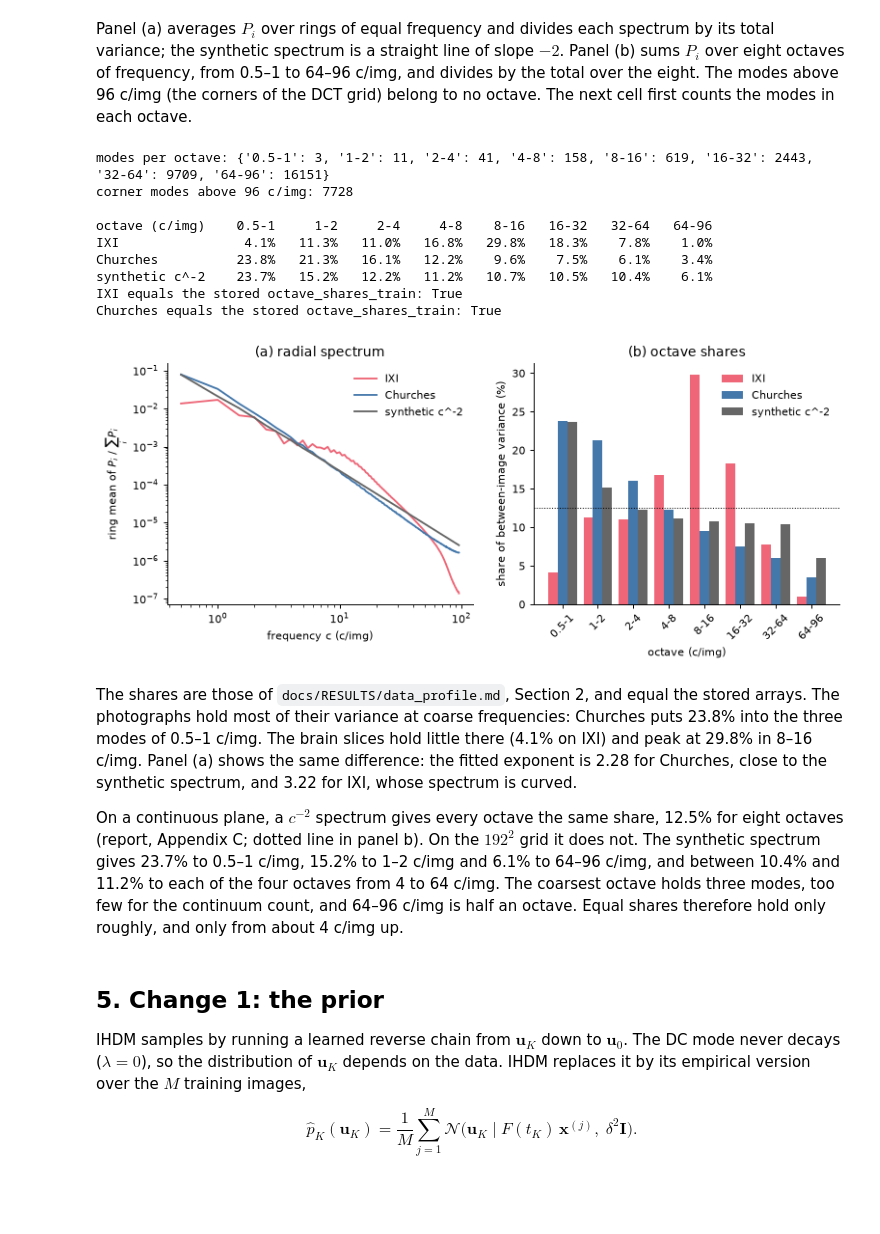
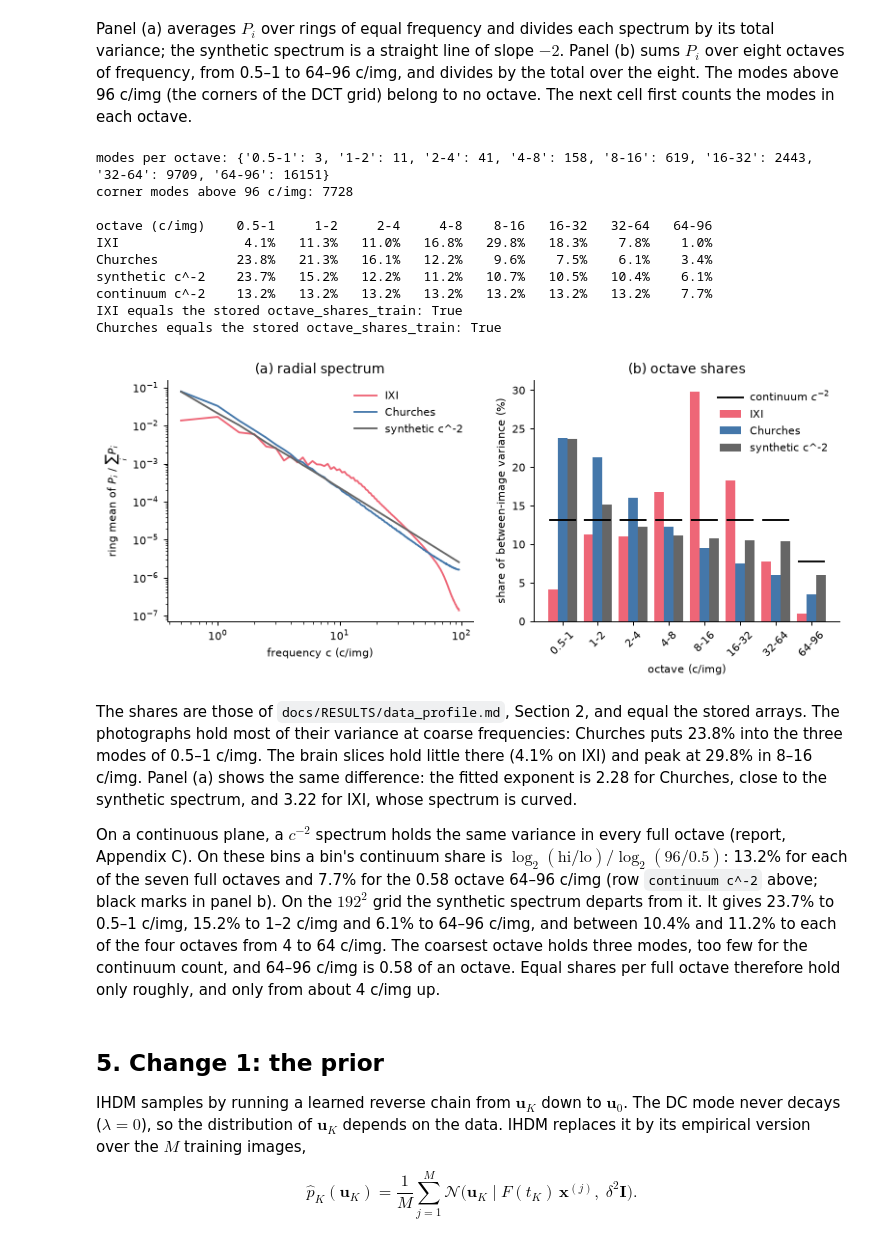
Before and after one commit to MarioPasc/generative-inverse-heat-dissipation, a Jupyter notebook: ihdm_mri_tutorial.ipynb, the cells around one changed output. Saved outputs shown, nothing was run; the diff lists cells and outputs as text; code cells hidden in the pictures; blank space fills up the shorter version.

```diff
--- a/ihdm_mri_tutorial.ipynb
+++ b/ihdm_mri_tutorial.ipynb
@@ -266,13 +268,18 @@ counts the modes in each octave.
 # %%
 cycles = radial_index(W) / 2  # c_i of every mode, (W, W)
 bins = octave_bins()
-counts = [int(((cycles >= lo) & ((cycles < hi) | (cycles == 96.0))).sum()) for _, lo, hi in bins]
+# half-open bins, the last one closed at 96 c/img, as in octave_shares
+counts = [int(((cycles >= lo) & ((cycles < hi) | ((hi == 96.0) & (cycles == 96.0)))).sum())
+          for _, lo, hi in bins]
 print("modes per octave:", dict(zip([b[0] for b in bins], counts, strict=True)))
 print("corner modes above 96 c/img:", int((cycles > 96.0).sum()))
 shares = {name: octave_shares(p) for name, p in P.items()}
 print(f"\n{'octave (c/img)':15s}" + "".join(f"{label:>8s}" for label, _, _ in bins))
 for name, s in shares.items():
     print(f"{name:15s}" + "".join(f"{100 * v:7.1f}%" for v in s.values()))
+# continuum c^-2: equal variance per full octave, so a bin's share is its width in octaves
+continuum = [np.log2(hi / lo) / np.log2(96.0 / 0.5) for _, lo, hi in bins]
+print(f"{'continuum c^-2':15s}" + "".join(f"{100 * v:7.1f}%" for v in continuum))
 for name, key in (("IXI", "ixi"), ("Churches", "lsun_church")):
     stored = profile[key]["octave_shares_train"]
     print(f"{name} equals the stored octave_shares_train:",
@@ -285,28 +292,30 @@ octave (c/img)    0.5-1     1-2     2-4     4-8    8-16   16-32   32-64   64-96
 IXI                4.1%   11.3%   11.0%   16.8%   29.8%   18.3%    7.8%    1.0%
 Churches          23.8%   21.3%   16.1%   12.2%    9.6%    7.5%    6.1%    3.4%
 synthetic c^-2    23.7%   15.2%   12.2%   11.2%   10.7%   10.5%   10.4%    6.1%
+continuum c^-2    13.2%   13.2%   13.2%   13.2%   13.2%   13.2%   13.2%    7.7%
 IXI equals the stored octave_shares_train: True
 Churches equals the stored octave_shares_train: True
 # %%
 fig, (ax_a, ax_b) = plt.subplots(1, 2, figsize=(10, 3.6))
 for name, p in P.items():
     c, mean_p = radial_spectrum(p)
     ax_a.loglog(c, mean_p / p.sum(), color=COLORS[name], label=name)
 ax_a.set(xlabel="frequency c (c/img)", ylabel=r"ring mean of $P_i$ / $\sum_i P_i$",
          title="(a) radial spectrum")
 ax_a.legend(frameon=False)
 x_oct = np.arange(len(bins))
 for j, (name, s) in enumerate(shares.items()):
     ax_b.bar(x_oct + (j - 1) * 0.27, [100 * v for v in s.values()], width=0.27,
              color=COLORS[name], label=name)
-ax_b.axhline(12.5, color="k", linestyle=":", linewidth=0.8)
+ax_b.plot(x_oct, [100 * v for v in continuum], "k_", markersize=22, markeredgewidth=1.5,
+          label="continuum $c^{-2}$")
 ax_b.set_xticks(x_oct, [b[0] for b in bins], rotation=45)
 ax_b.set(xlabel="octave (c/img)", ylabel="share of between-image variance (%)",
          title="(b) octave shares")
 ax_b.legend(frameon=False)
 plt.show()
 # %% [output]
-[figure, old version]
+[figure, new version]
 # %% [markdown]
 The shares are those of `docs/RESULTS/data_profile.md`, Section 2, and equal the stored arrays.
 The photographs hold most of their variance at coarse frequencies: Churches puts 23.8% into the
@@ -314,12 +323,15 @@ three modes of 0.5–1 c/img. The brain slices hold little there (4.1% on IXI) a
 in 8–16 c/img. Panel (a) shows the same difference: the fitted exponent is 2.28 for
 Churches, close to the synthetic spectrum, and 3.22 for IXI, whose spectrum is curved.
 
-On a continuous plane, a $c^{-2}$ spectrum gives every octave the same share, 12.5% for eight
-octaves (report, Appendix C; dotted line in panel b). On the $192^2$ grid it does not. The
-synthetic spectrum gives 23.7% to 0.5–1 c/img, 15.2% to 1–2 c/img and 6.1% to 64–96 c/img,
-and between 10.4% and 11.2% to each of the four octaves from 4 to 64 c/img. The coarsest octave
-holds three modes, too few for the continuum count, and 64–96 c/img is half an octave. Equal
-shares therefore hold only roughly, and only from about 4 c/img up.
+On a continuous plane, a $c^{-2}$ spectrum holds the same variance in every full octave
+(report, Appendix C). On these bins a bin's continuum share is
+$\log_2(\text{hi}/\text{lo})/\log_2(96/0.5)$: 13.2% for each of the seven full octaves and
+7.7% for the 0.58 octave 64–96 c/img (row `continuum c^-2` above; black marks in panel b). On
+the $192^2$ grid the synthetic spectrum departs from it. It gives 23.7% to 0.5–1 c/img, 15.2% to
+1–2 c/img and 6.1% to 64–96 c/img, and between 10.4% and 11.2% to each of the four octaves from
+4 to 64 c/img. The coarsest octave holds three modes, too few for the continuum count, and
+64–96 c/img is 0.58 of an octave. Equal shares per full octave therefore hold only roughly, and
+only from about 4 c/img up.
 # %% [markdown]
 ## 5. Change 1: the prior
 
```
Also changed, not shown: parts of 9 cells of this notebook, 2 other files.
